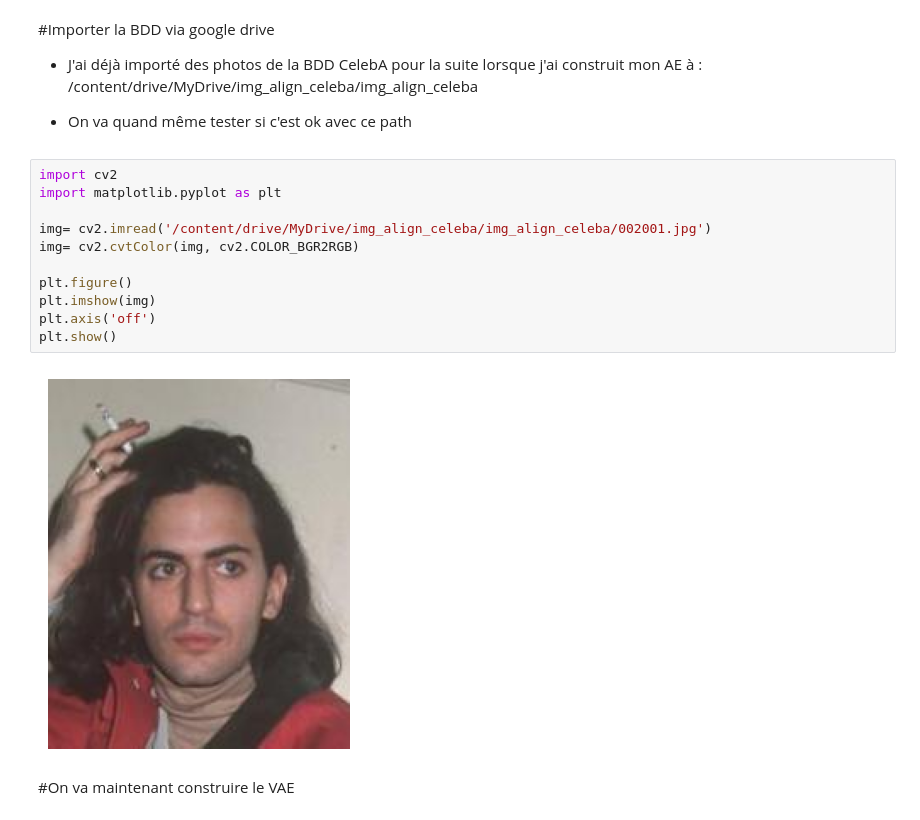
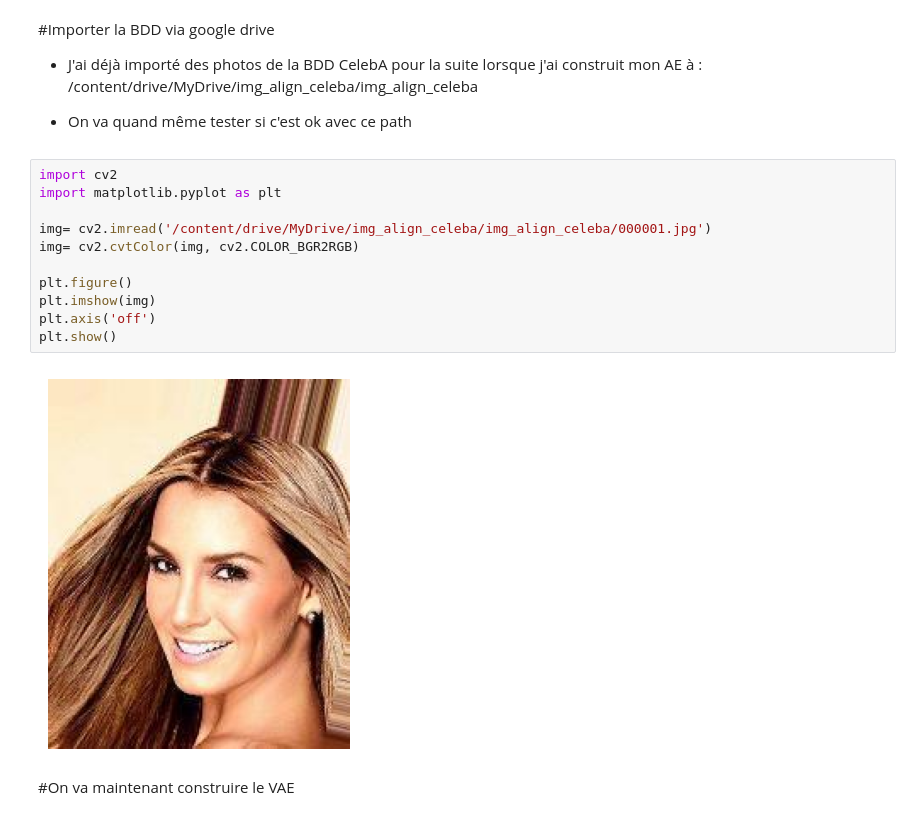
Before and after one commit to djakesa/AE-VAE-GAN-CelebA, a Jupyter notebook: VAE_learnable_prior.ipynb, the cells around one changed output. Drawn from its saved outputs; the diff is of its cells as text.

```diff
--- a/VAE_learnable_prior.ipynb
+++ b/VAE_learnable_prior.ipynb
@@ -31,15 +30,15 @@ Mounted at /content/drive
 # %%
 import cv2
 import matplotlib.pyplot as plt
 
-img= cv2.imread('/content/drive/MyDrive/img_align_celeba/img_align_celeba/002001.jpg')
+img= cv2.imread('/content/drive/MyDrive/img_align_celeba/img_align_celeba/000001.jpg')
 img= cv2.cvtColor(img, cv2.COLOR_BGR2RGB)
 
 plt.figure()
 plt.imshow(img)
 plt.axis('off')
 plt.show()
 # %% [output]
-[figure, old version]
+[figure, new version]
 # %% [markdown]
 #On va maintenant construire le VAE
```
Also changed, not shown: parts of 16 cells of this notebook.
